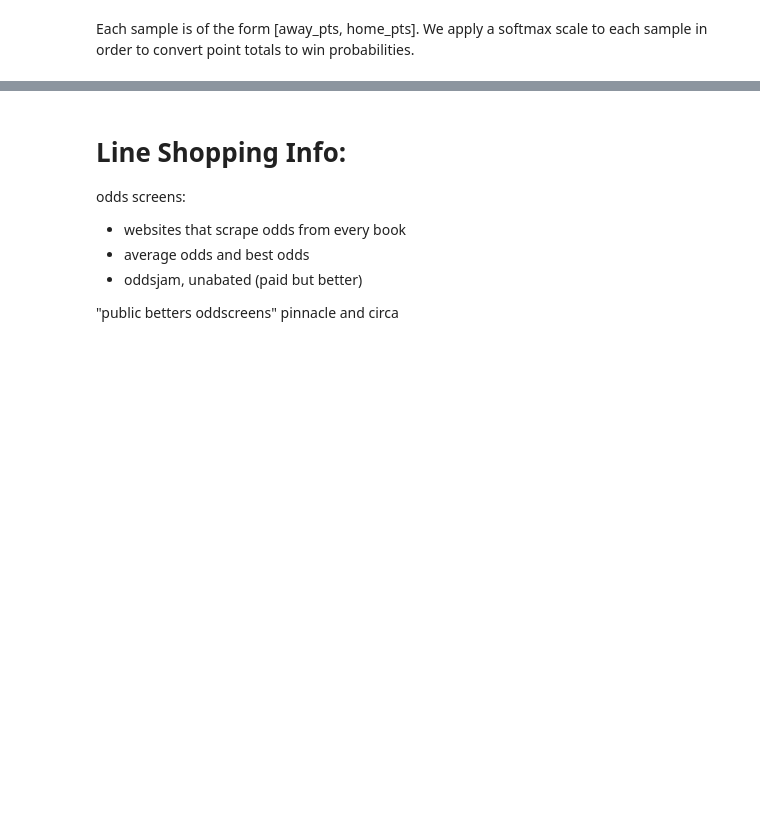
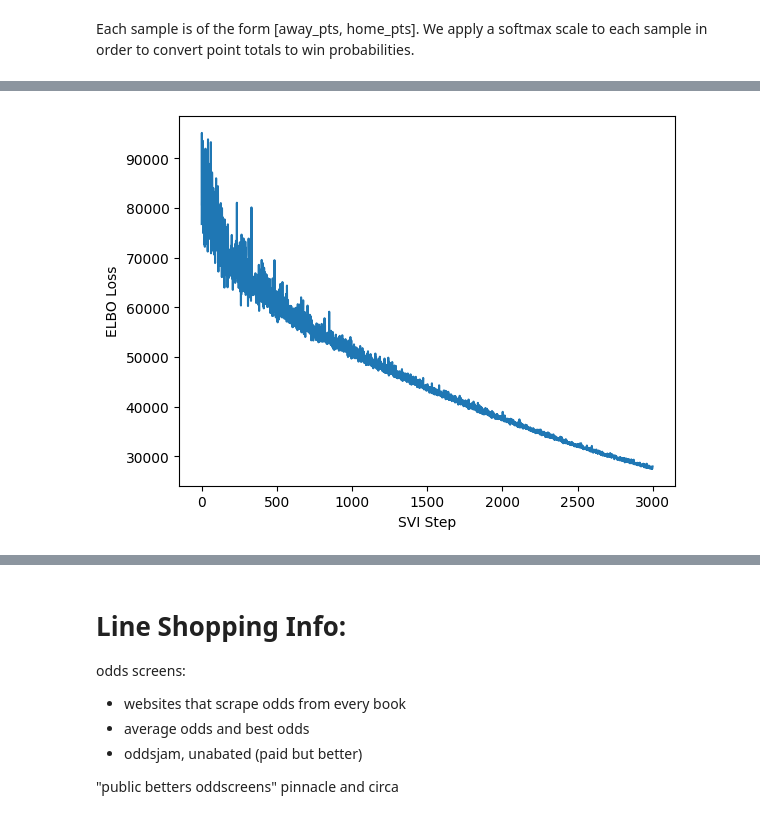
Before and after one commit to Andrei-Treil/betting_bot, a Jupyter notebook: notebooks/bnn_betting.ipynb, the cells around one changed output, grey strips where cells are left out. Saved outputs shown, nothing was run; the diff lists cells and outputs as text; code cells hidden in the pictures; blank space fills up the shorter version.

```diff
--- a/notebooks/bnn_betting.ipynb
+++ b/notebooks/bnn_betting.ipynb
@@ -1018,3 +1069,55 @@ y_train_raw = torch.Tensor(samples_cont)
 y_test_raw = torch.Tensor(samp_cont_test)
 y_train_raw = Softmax(dim=-1)(y_train_raw)
 y_test_raw = Softmax(dim=-1)(y_test_raw)
+# %%
+combined = pd.read_csv('../NBA/with_bets/combined/2017-2024_feat_samps_soft_bets.csv')
+bet_info = pd.read_csv('../NBA/with_bets/2017-2024_seasons_wunder_ml.csv')
+combined[['date','away_team','away_pt','home_team','home_pt','away_line','home_line']] = bet_info
+
+train, test = train_test_split(combined,test_size=0.25)
+x_train = torch.tensor(train[['0','1','2','3','4','5','6','7','8','9','10','11','12','13']].values,dtype=torch.float)
+x_test = torch.tensor(test[['0','1','2','3','4','5','6','7','8','9','10','11','12','13']].values,dtype=torch.float)
+y_train = torch.tensor(train[['AWAY','HOME']].values,dtype=torch.float)
+y_train_bets = train[['date','away_team','away_pt','home_team','home_pt','away_line','home_line']].to_numpy()
+y_test = torch.tensor(test[['AWAY','HOME']].values,dtype=torch.float)
+y_test_bets = test[['date','away_team','away_pt','home_team','home_pt','away_line','home_line']].to_numpy()
+
+y_train_hot = [[0,1] if j[0] < j[1] else [1,0] for j in y_train]
+y_test_hot = [[0,1] if j[0] < j[1] else [1,0] for j in y_test]
+# %%
+from pyro.infer.autoguide import AutoNormal, AutoDiagonalNormal, AutoContinuous, AutoDelta, AutoMultivariateNormal, AutoLaplaceApproximation, AutoStructured
+from pyro.optim import ClippedAdam
+from pyro.infer import TraceEnum_ELBO
+from pyro.optim import Adam
+
+from torch.nn import LogSoftmax
+
+pyro.clear_param_store()
+bnn_cat = BNN_Cont(in_dim=14,first_hid_dim=56,sec_hid_dim=114,thir_hid_dim=114,four_hid_dim=56,out_dim=2,prior_scale=1,bias_scale=5)
+# guide = AutoDelta(bnn_cat)
+guide = AutoDiagonalNormal(bnn_cat,init_scale=0.1)
+
+num_steps = 3000
+
+init_lr = 0.001
+gamma = 0.0001
+lrd = gamma ** (1/num_steps)
+# optim = ClippedAdam({'lr': init_lr, 'lrd': lrd, "betas": (0.95, 0.999)})
+optim = Adam({"lr": 0.001,"betas": (0.95, 0.999)})
+
+svi = SVI(bnn_cat, guide, optim, TraceEnum_ELBO())
+losses = []
+steps = []
+
+for i in range(num_steps):
+    loss = svi.step(x_train,y_train)
+    losses.append(loss)
+    steps.append(i)
+    if i % (num_steps/10) == 0:
+        print("[iteration %04d] loss: %.4f" % (i + 1, loss / len(x_train)))
+
+plt.plot(steps,losses)
+plt.ylabel("ELBO Loss")
+plt.xlabel("SVI Step")
+plt.show()
+# %% [output]
@@ -1020,0 +1134 @@ y_test_raw = Softmax(dim=-1)(y_test_raw)
+[figure, added]
```
Also changed, not shown: parts of 33 cells of this notebook, 15 other files.
